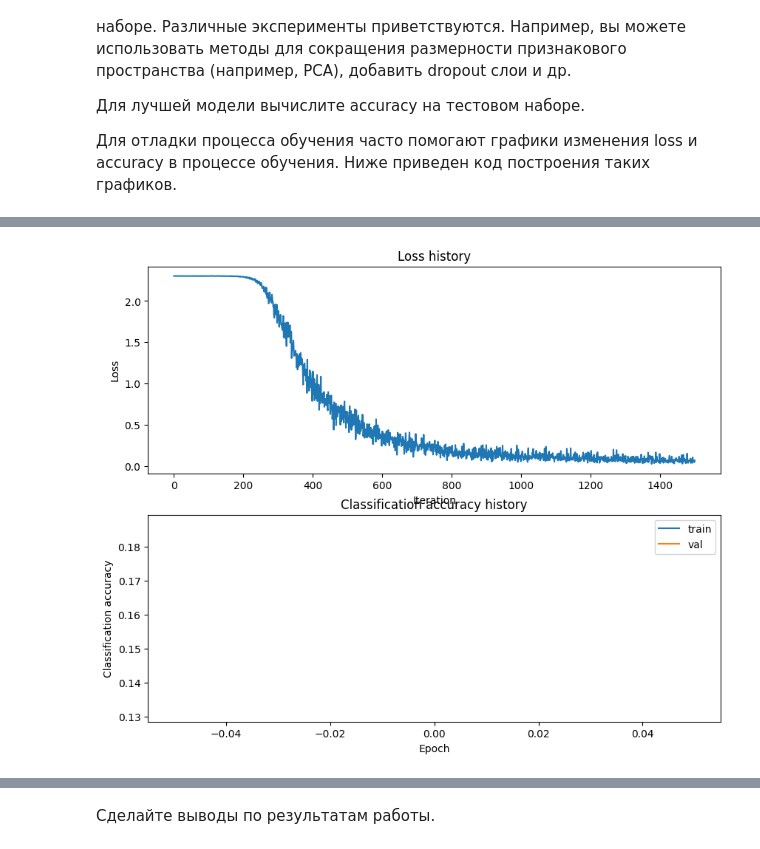
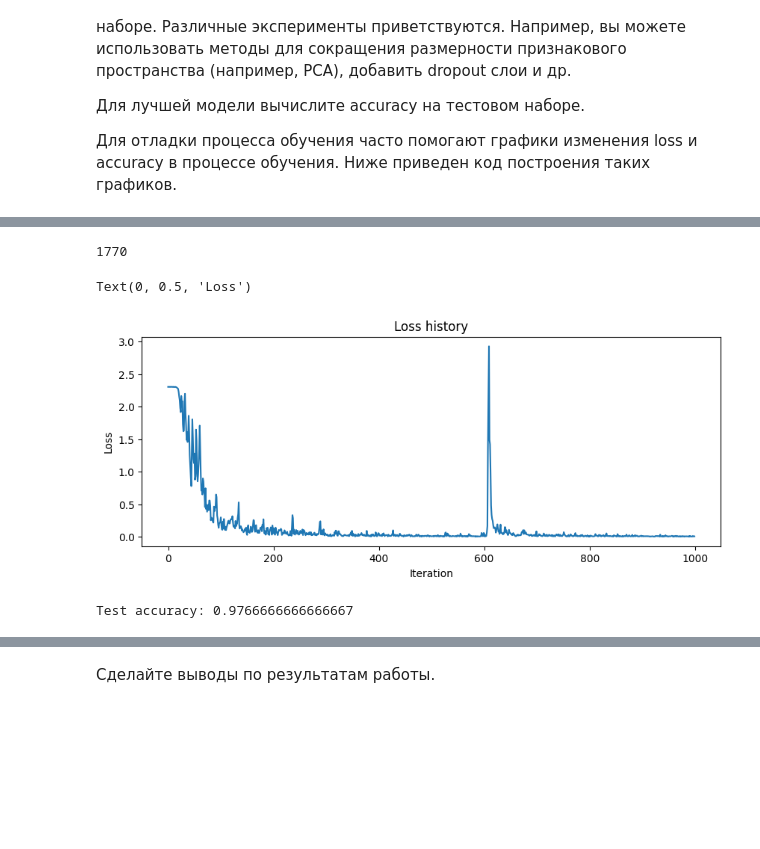
Before and after one commit to garrigar/NN_DL_Labs, a Jupyter notebook: lab_2_6231_Gabbasov.ipynb, the cells around one changed output, grey strips where cells are left out. Drawn from its saved outputs; the diff is of its cells as text; code cells hidden in the pictures; blank space fills up the shorter version.

```diff
--- a/lab_2_6231_Gabbasov.ipynb
+++ b/lab_2_6231_Gabbasov.ipynb
@@ -245,6 +245,6 @@ print(X_train.shape, X_val.shape, X_test.shape, X_dev.shape)
 # %%
 # input_size = 32 * 32 * 3
-input_size = 8 * 8 * 1 + 1
+input_size = 8 * 8 * 1 #+ 1
 hidden_size = 50
 num_classes = 10
 net = TwoLayerNet(input_size, hidden_size, num_classes)
@@ -293,11 +293,13 @@ df_params_sets = pd.DataFrame(columns=list(params.keys())+['valid_accuracy'])
 
 stats_arr = []
 
+models_arr = []
+
 k = 0
 for param_set in tqdm(ParameterGrid(params)):
     # print(f'Iteration {k}')
 
-    input_size = 8 * 8 * 1 + 1
+    input_size = 8 * 8 * 1 #+ 1
     hidden_size = param_set['hidden_size']
     num_classes = 10
     net = TwoLayerNet(input_size, hidden_size, num_classes)
@@ -308,6 +310,7 @@ for param_set in tqdm(ParameterGrid(params)):
                 reg=param_set['reg'], verbose=False)
 
     stats_arr.append(stats)
+    models_arr.append(net)
 
     val_acc = (net.predict(X_val) == y_val).mean()
     # print('Validation accuracy: ', val_acc)
@@ -316,6 +319,7 @@ for param_set in tqdm(ParameterGrid(params)):
 
     k += 1
 # %%
-df_params_sets.sort_values(by=['valid_accuracy'], ascending=False)
+df_sorted = df_params_sets.sort_values(by=['valid_accuracy'], ascending=False)
+df_sorted
 # %% [output]
 |  | num_iters | batch_size | learning_rate | learning_rate_decay | reg | hidden_size | valid_accuracy |
@@ -336,20 +338,35 @@ stats = stats_arr[2246]
+# %%
+best_id = df_sorted.index[0]
+
+best_stats = stats_arr[best_id]
+best_param_set = list(ParameterGrid(params))[best_id]
+best_net = models_arr[best_id]
+# %%
+best_id
+# %% [output]
+1770
 # %%
 plt.subplot(2, 1, 1)
-plt.plot(stats['loss_history'])
+plt.plot(best_stats['loss_history'])
 plt.title('Loss history')
 plt.xlabel('Iteration')
 plt.ylabel('Loss')
 
 # plt.subplot(2, 1, 2)
 # plt.plot(stats['train_acc_history'], label='train')
 # plt.plot(stats['val_acc_history'], label='val')
 # plt.title('Classification accuracy history')
 # plt.xlabel('Epoch')
 # plt.ylabel('Classification accuracy')
 # plt.legend()
 # plt.show()
 # %% [output]
+Text(0, 0.5, 'Loss')
-[figure, old version]
+[figure, new version]
+# %%
+print(f"Test accuracy: {(best_net.predict(X_test) == y_test).mean()}")
+# %% [output]
+Test accuracy: 0.9766666666666667
 # %%
 from scripts.vis_utils import visualize_grid
 
```
Also changed, not shown: parts of 9 cells of this notebook.
